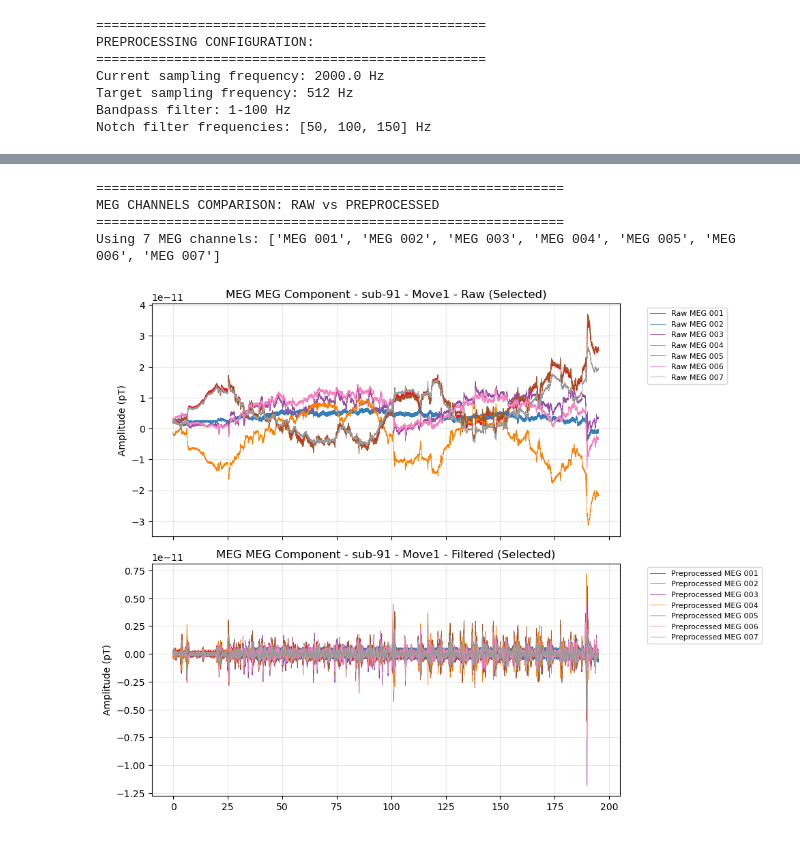
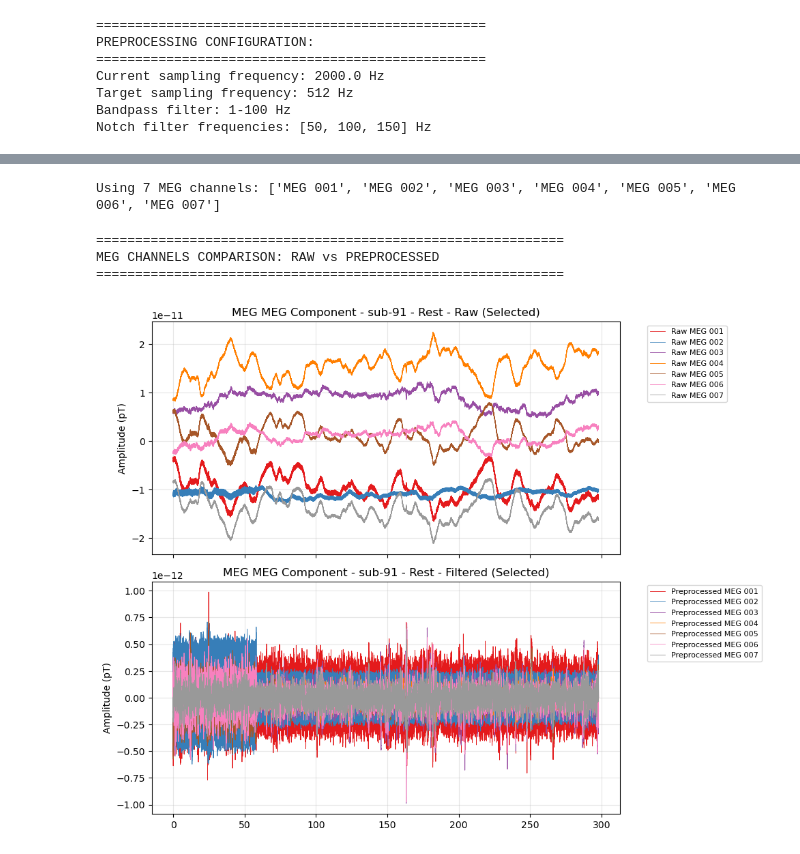
Before and after one commit to jgvhabets/lid_opm, a Jupyter notebook: MEG-EMG-Analysis/Code/notebook/sub-91_preprocessing.ipynb, the cells around one changed output, grey strips where cells are left out. Drawn from its saved outputs; the diff is of its cells as text; code cells hidden in the pictures.

```diff
--- a/MEG-EMG-Analysis/Code/notebook/sub-91_preprocessing.ipynb
+++ b/MEG-EMG-Analysis/Code/notebook/sub-91_preprocessing.ipynb
@@ -71,7 +73,7 @@ print("Based on the available options above, define your selection:")
 # USER DEFINES THESE PARAMETERS (the only place where selection happens)
 DATA_TYPE = "raw_data"        # Choose from available DATA TYPES
 SETUP = "setupA"              # Choose from available SETUPS
-CONDITION = "Move1"           # Choose from available CONDITIONS
+CONDITION = "Rest"           # Choose from available CONDITIONS
 
 print(f"\nSelected: {DATA_TYPE} -> {SETUP} -> {CONDITION}")
 
@@ -187,6 +189,7 @@ BANDPASS_LOW = 1    # Low frequency cutoff (Hz)
 BANDPASS_HIGH = 100 # High frequency cutoff (Hz)
 NOTCH_FREQS = [50, 100, 150]  # Line noise frequencies to remove (Hz)
 MEG_SFREQ = raw.info['sfreq']  # Current sampling frequency
+HFC_ORDER = 1  # Order of high-frequency components to remove
 
 print(f"Current sampling frequency: {MEG_SFREQ} Hz")
 print(f"Target sampling frequency: {TARGET_SFREQ} Hz")
@@ -205,11 +208,12 @@ Notch filter frequencies: [50, 100, 150] Hz
 # Apply complete preprocessing pipeline using configurable parameters
 raw_preprocessed = preprocess_meg_data(
     raw=raw,
-    first_sfreq=MEG_SFREQ,
+    start_sfreq=MEG_SFREQ,
     target_sfreq=TARGET_SFREQ,
     l_freq=BANDPASS_LOW,
     h_freq=BANDPASS_HIGH,
     notch_freqs=NOTCH_FREQS,
+    hfc_components=HFC_ORDER,
     verbose=True
 )
 
@@ -227,39 +240,45 @@ STEP 2: FILTERING (LINE NOISE REMOVAL)
 Applied bandpass filter: 1-100 Hz
 Applied notch filters at: [50, 100, 150] Hz
 # %%
-# ---- VISUALIZE RAW VS PREPROCESSED COMPARISON ----
-print("\n" + "="*60)
-print("MEG CHANNELS COMPARISON: RAW vs PREPROCESSED")
-print("="*60)
+# ---- SETTING UP PLOTTING PARAMETERS ----
 
-# Use first 7 MEG channels directly (non-hardcoded from config)
+# Use first 7 MEG channels directly
 NUM_MEG_CHANNELS = len(config['meg_channels'])
-meg_channel_indices = list(range(NUM_MEG_CHANNELS))
-meg_channel_names = [raw.ch_names[i] for i in meg_channel_indices]
+MEG_CHANNEL_INDICES = list(range(NUM_MEG_CHANNELS))
+MEG_CHANNEL_NAMES = [raw.ch_names[i] for i in MEG_CHANNEL_INDICES]
 
-print(f"Using {NUM_MEG_CHANNELS} MEG channels: {meg_channel_names}")
+print(f"Using {NUM_MEG_CHANNELS} MEG channels: {MEG_CHANNEL_NAMES}")
 
-# Get channel data (reuse existing variables)
-raw_meg_channels = [raw.get_data()[idx] for idx in meg_channel_indices]
-preprocessed_meg_channels = [raw_filtered.get_data()[idx] for idx in meg_channel_indices]
-
-
-# Plot comparison
-
-plot_channels_comparison(
-    time=raw_filtered.times,
-    raw_channels=raw_meg_channels,
-    filtered_channels=preprocessed_meg_channels,
-    raw_labels=[f"Raw {name}" for name in meg_channel_names],
-    filtered_labels=[f"Preprocessed {name}" for name in meg_channel_names],
-    colors=plt.cm.Set1(np.linspace(0, 1, NUM_MEG_CHANNELS)),
-    rec_label=f"{SUBJECT_ID} - {CONDITION}",
-    y_label="Amplitude (pT)",
-    axis_label="MEG"
-)
+# Get channel data
+raw_meg_channels = [raw.get_data()[idx] for idx in MEG_CHANNEL_INDICES]
+preprocessed_meg_channels = [raw_filtered.get_data()[idx] for idx in MEG_CHANNEL_INDICES]
+RAW_TIME = raw.times
+PREPROCESSED_TIME = raw_filtered.times
+COLORS = plt.cm.Set1(np.linspace(0, 1, NUM_MEG_CHANNELS))
 # %% [output]
-============================================================
-MEG CHANNELS COMPARISON: RAW vs PREPROCESSED
-============================================================
 Using 7 MEG channels: ['MEG 001', 'MEG 002', 'MEG 003', 'MEG 004', 'MEG 005', 'MEG 006', 'MEG 007']
-[figure, removed]
+# %%
+# ---- VISUALIZE RAW VS PREPROCESSED COMPARISON ----
+print("\n" + "="*60)
+print("MEG CHANNELS COMPARISON: RAW vs PREPROCESSED")
+print("="*60)
+
+plot_channels_comparison(
+    time_0=RAW_TIME,
+    time_1=PREPROCESSED_TIME,
+    raw_channels=raw_meg_channels,
+    filtered_channels=preprocessed_meg_channels,
+    raw_labels=[f"Raw {name}" for name in MEG_CHANNEL_NAMES],
+    filtered_labels=[f"Preprocessed {name}" for name in MEG_CHANNEL_NAMES],
+    colors=plt.cm.Set1(np.linspace(0, 1, NUM_MEG_CHANNELS)),
+    rec_label=f"{SUBJECT_ID} - {CONDITION}",
+    y_label="Amplitude (pT)",
+    axis_label="MEG",
+    sync_ylim=False
+
+)
+# %% [output]
+============================================================
+MEG CHANNELS COMPARISON: RAW vs PREPROCESSED
+============================================================
+[figure, added]
```
Also changed, not shown: parts of 6 cells of this notebook.
